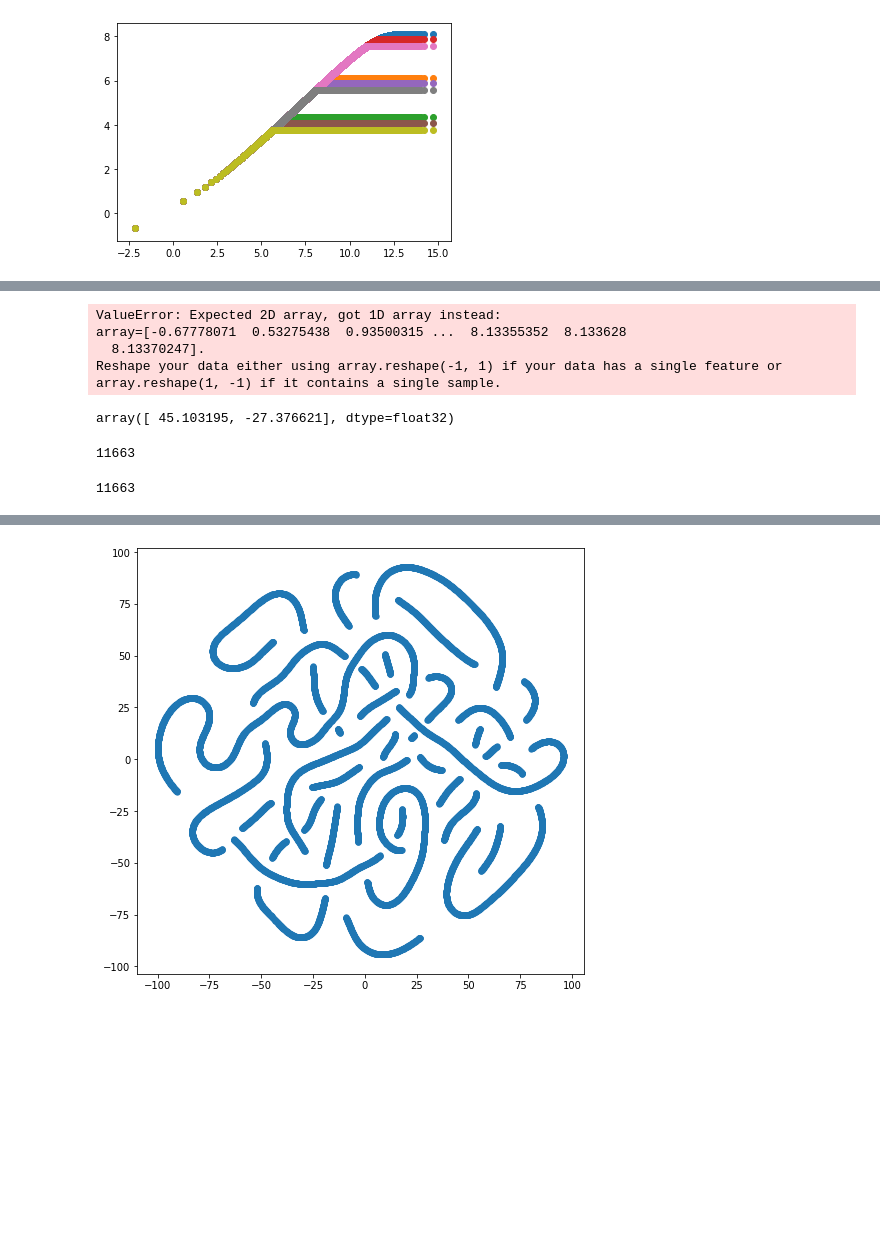
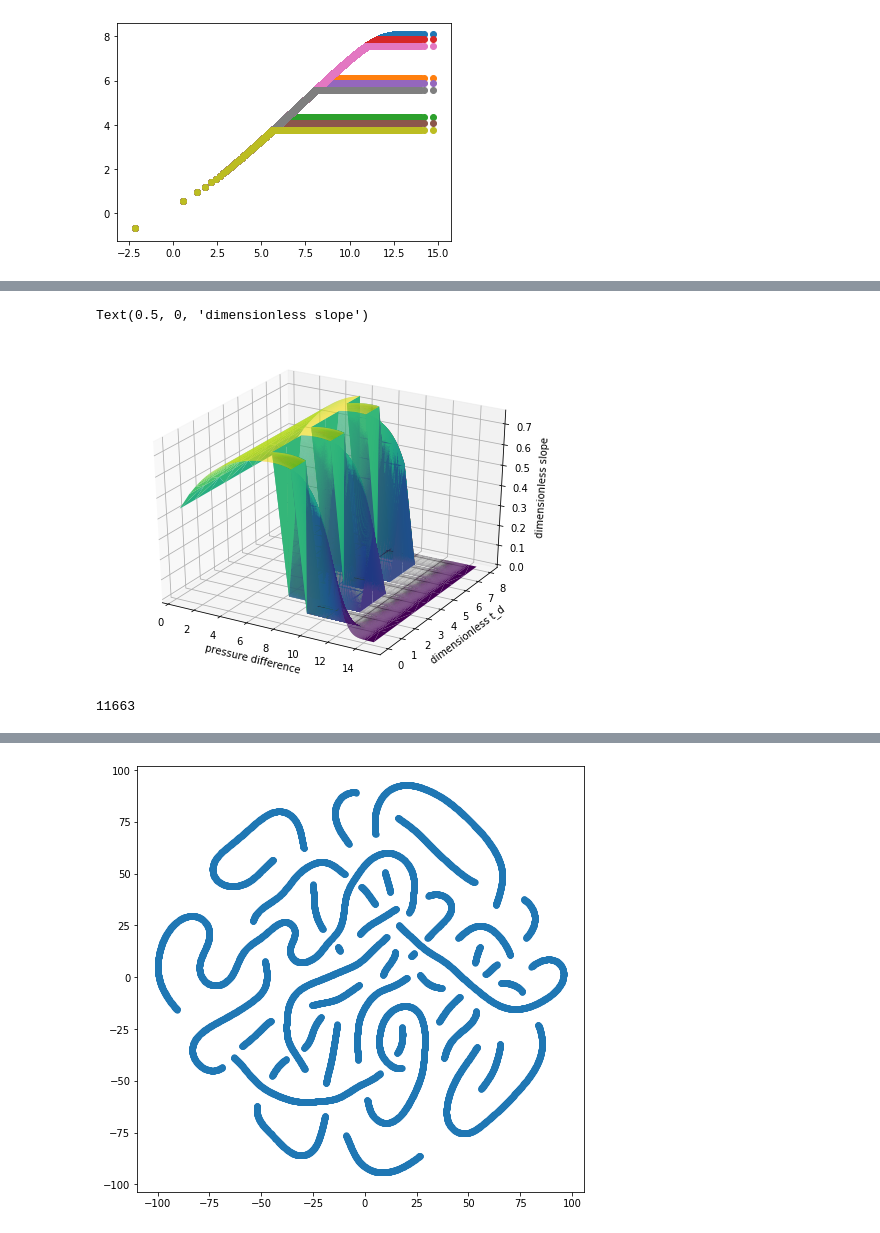
Before and after one commit to rui-ren/Simultaneous-Localization-and-Mapping, a Jupyter notebook: t-SNE.ipynb, the cells around one changed output, grey strips where cells are left out. Cells and saved outputs as stored; diff of their text form; code cells hidden in the pictures; blank space fills up the shorter version.

```diff
--- a/t-SNE.ipynb
+++ b/t-SNE.ipynb
@@ -233,19 +184,29 @@ new[2].plot()
-# %%
-dig_proj = TSNE(random_state=1992093).fit_transform(Value[0])
-# %% [output]
-ValueError: Expected 2D array, got 1D array instead:
-array=[-0.67778071  0.53275438  0.93500315 ...  8.13355352  8.133628
-  8.13370247].
-Reshape your data either using array.reshape(-1, 1) if your data has a single feature or array.reshape(1, -1) if it contains a single sample.
-# %%
-dig_proj[98]
-# %% [output]
-array([ 45.103195, -27.376621], dtype=float32)
-# %%
-len(new[0])
-# %% [output]
-11663
-# %%
-len(new)
-# %% [output]
-11663
+# %%
+# del XX['distance']
+df = XX.unstack().reset_index()
+df.columns = ['x', 'y', 'z']
+
+df['x'] = pd.Categorical(df['x'])
+df['x'] = df['x'].cat.codes
+# %%
+from mpl_toolkits.mplot3d import Axes3D
+import matplotlib.pyplot as plt
+import pandas as pd
+import seaborn as sns
+# for angle in range(70,210,2):
+fig = plt.figure(figsize = (8,6))
+ax = fig.gca(projection='3d')
+ax.plot_trisurf(df['y'], df['x'], df['z'], cmap=plt.cm.viridis, linewidth=0.2)
+ax.set_xlabel('pressure difference')
+ax.set_ylabel('dimensionless t_d')
+ax.set_zlabel('dimensionless slope')
+plt.show()
+# %% [output]
+Text(0.5, 0, 'dimensionless slope')
+[figure, added]
+# %%
+fig = plt.figure()
+ax = fig.gca(projection='3d')
+ax.plot_trisurf(df['Y'], df['X'], df['Z'], cmap=plt.cm.viridis, linewidth=0.2)
+# %% [output]
+11663
```
Also changed, not shown: parts of 25 cells of this notebook, 1 other file.
